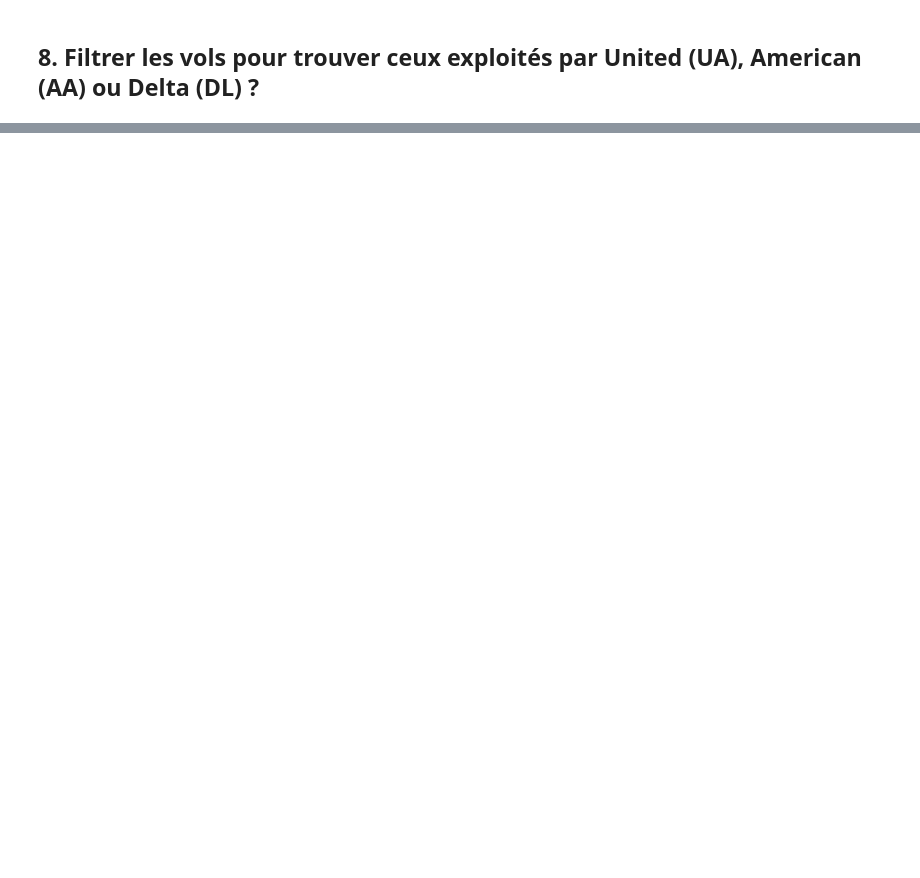
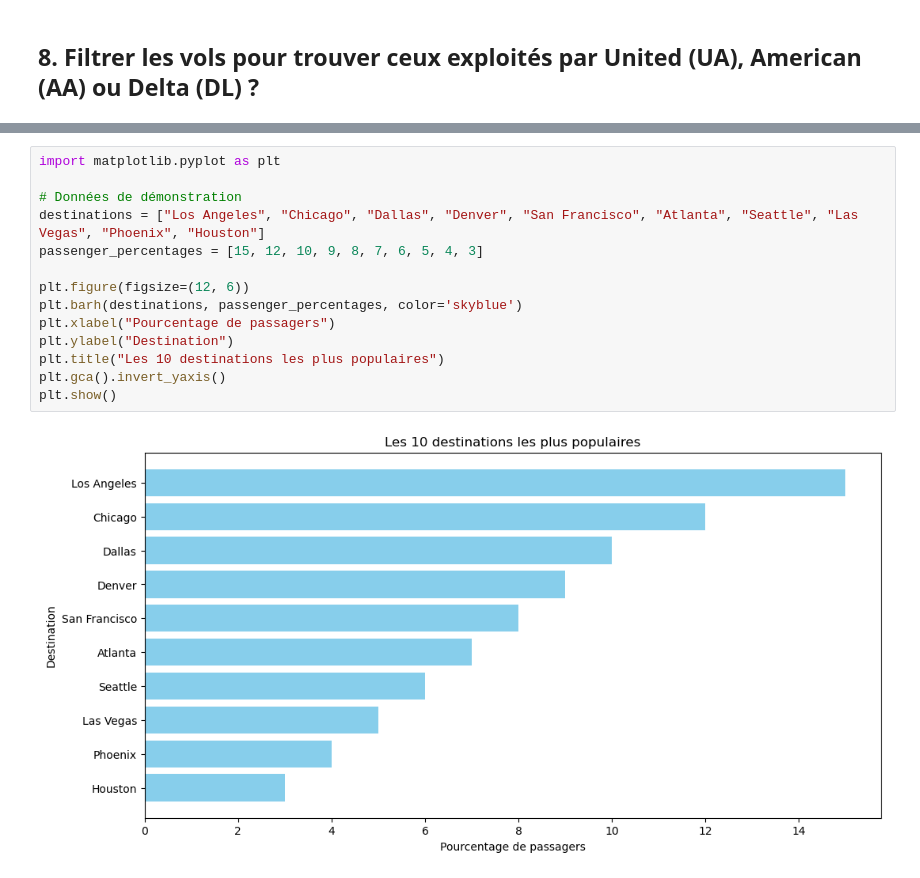
Before and after one commit to arnaudlagarde/Flight-Data-Analysis, a Jupyter notebook: notebooks/Flight_Data_Analysis.ipynb, the cells around one changed output, grey strips where cells are left out. Drawn from its saved outputs; the diff is of its cells as text; blank space fills up the shorter version.

```diff
--- a/notebooks/Flight_Data_Analysis.ipynb
+++ b/notebooks/Flight_Data_Analysis.ipynb
@@ -312,0 +500,16 @@ airlines_all_destinations.show()
+# %%
+import matplotlib.pyplot as plt
+
+# Données de démonstration
+destinations = ["Los Angeles", "Chicago", "Dallas", "Denver", "San Francisco", "Atlanta", "Seattle", "Las Vegas", "Phoenix", "Houston"]
+passenger_percentages = [15, 12, 10, 9, 8, 7, 6, 5, 4, 3]
+
+plt.figure(figsize=(12, 6))
+plt.barh(destinations, passenger_percentages, color='skyblue')
+plt.xlabel("Pourcentage de passagers")
+plt.ylabel("Destination")
+plt.title("Les 10 destinations les plus populaires")
+plt.gca().invert_yaxis()
+plt.show()
+# %% [output]
+[figure, added]
```
Also changed, not shown: parts of 40 cells of this notebook.
